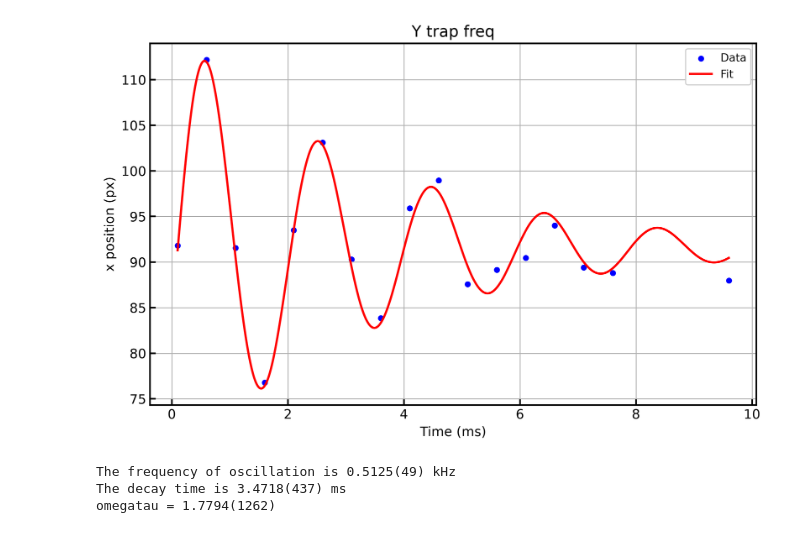
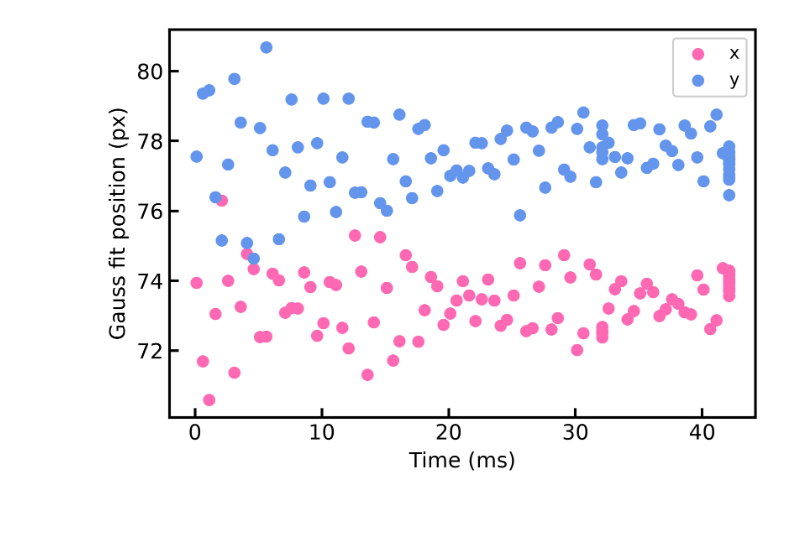
Before and after one commit to uoft-chiplab/analysis, a Jupyter notebook: examples/fit_trap_freqs.ipynb, the cells around one changed output. Cells and saved outputs as stored; diff of their text form; code cells hidden in the pictures.

```diff
--- a/examples/fit_trap_freqs.ipynb
+++ b/examples/fit_trap_freqs.ipynb
@@ -5,23 +5,13 @@ os.chdir('../')
 from data_class import Data
 import pandas as pd
 import numpy as np
+import matplotlib.pyplot as plt
+from scipy.optimize import curve_fit
 
 files = [
-        # "2026-06-30_E.dat",
-        #  "2026-06-30_F.dat",
-        # "2026-06-30_H.dat",
-       # "2026-07-02_E.dat",
-        #"2026-07-02_F_e.dat",
-       # "2026-07-02_H_e.dat",
-        #"2026-07-02_I_e.dat",
-       # "2026-07-16_F_e.dat",
-       #"2026-07-16_H_e.csv",
-        #"2026-07-17_E_e.csv"
-        #"2026-09-14_L_e.csv"
-        #"2026-09-30_C_e.csv",
-       # "2026-09-30_E_e.csv",
-       #"2026-10-02_Q_e.csv",
-       "2026-10-08_C_e.csv"]
+#    "2026-10-20_C_e.csv"
+"2024-03-06_N_e.dat"
+       ]
 
 dfs = []
 
@@ -31,5 +21,4 @@ for file in files:
 
 result = pd.concat(dfs, ignore_index=True)
 result.sort_values(by='time', inplace=True)
-# result.dropna(inplace=True)
 # %% [output]
@@ -55,26 +145,12 @@ perr = np.sqrt(np.diag(pcov))
-# %%
-import matplotlib.pyplot as plt
-
-# x = x[:-9]
-# y = y[:-9]
-
-plt.figure(figsize=(10, 6))
-plt.scatter(x, y, label='Data', color='blue', s=20)
-x_fit = np.linspace(x.min(), x.max(), 1000)
-plt.plot(x_fit, trap_freq_func(x_fit, *popt), '-', label='Fit', color='red')
-plt.title(title)
-plt.xlabel('Time (ms)')
-# plt.ylabel(f'{y_name[2]} position (px)')
-plt.ylabel(f'x position (px)')
-plt.legend()
-plt.grid()
-plt.show()
-
-print("The frequency of oscillation is {:.4f}({:.0f}) kHz".format(popt[2], 1e4*perr[2]))
-print("The decay time is {:.4f}({:.0f}) ms".format(popt[1], 1e3*perr[1]))
-print("omegatau = {:.4f}({:.0f})".format(popt[2]*popt[1], 1e4*np.sqrt((perr[2]/popt[2])**2 + (perr[1]/popt[1])**2)))
-# %% [output]
-[figure, removed]
-The frequency of oscillation is 0.5125(49) kHz
-The decay time is 3.4718(437) ms
-omegatau = 1.7794(1262)
+# %%
+fig, axs = plt.subplots(1, 1, figsize=(6, 4), sharex=True)
+axs.scatter(result["time"], result["G.x0"], color="hotpink", label="x")
+axs.scatter(result["time"], result["G.y0"], color="cornflowerblue", label="y")
+
+axs.set_xlabel("Time (ms)")
+axs.set_ylabel("Gauss fit position (px)")
+
+axs.legend()
+plt.show()
+# %% [output]
+[figure, added]
```
Also changed, not shown: parts of 3 cells of this notebook, 15 other files.
